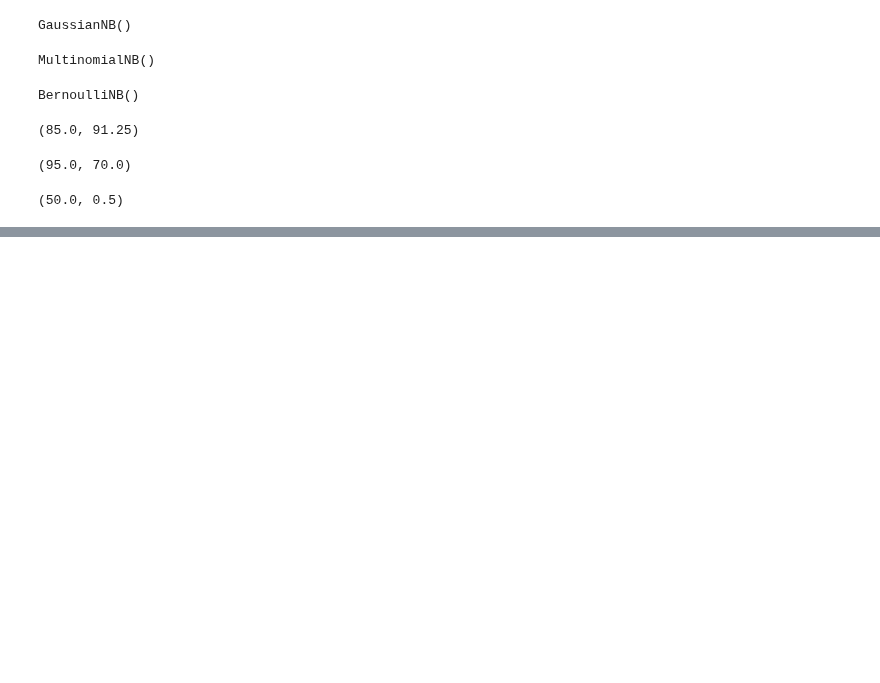
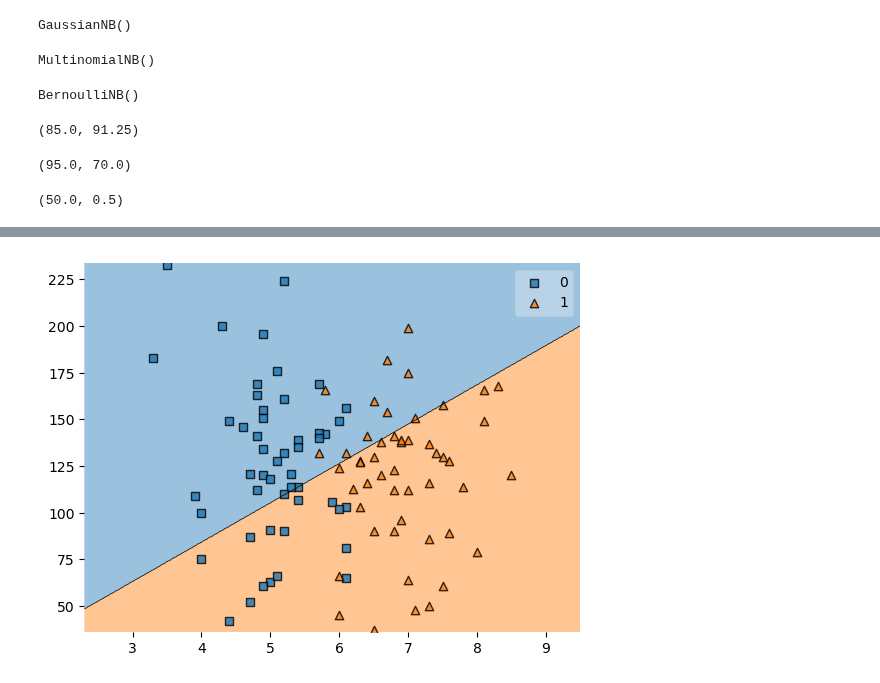
Before and after one commit to deepaknandeshwar17/Machine_Learning_practice, a Jupyter notebook: ml3.ipynb, the cells around one changed output, grey strips where cells are left out. Saved outputs shown, nothing was run; the diff lists cells and outputs as text; code cells hidden in the pictures; blank space fills up the shorter version.

```diff
--- a/ml3.ipynb
+++ b/ml3.ipynb
@@ -451,0 +457,5 @@ bnb.score(x_test,y_test)*100, bnb.score(x_train,y_train)
+# %%
+plot_decision_regions(x.to_numpy(),y.to_numpy(), clf=mnb)
+plt.show()
+# %% [output]
+[figure, added]
```
Also changed, not shown: parts of 2 cells of this notebook.
